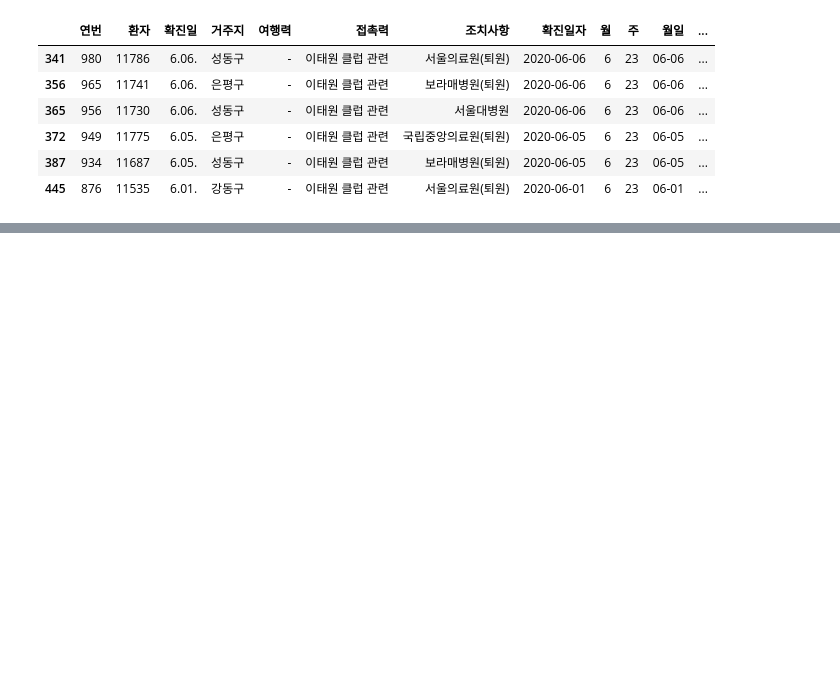
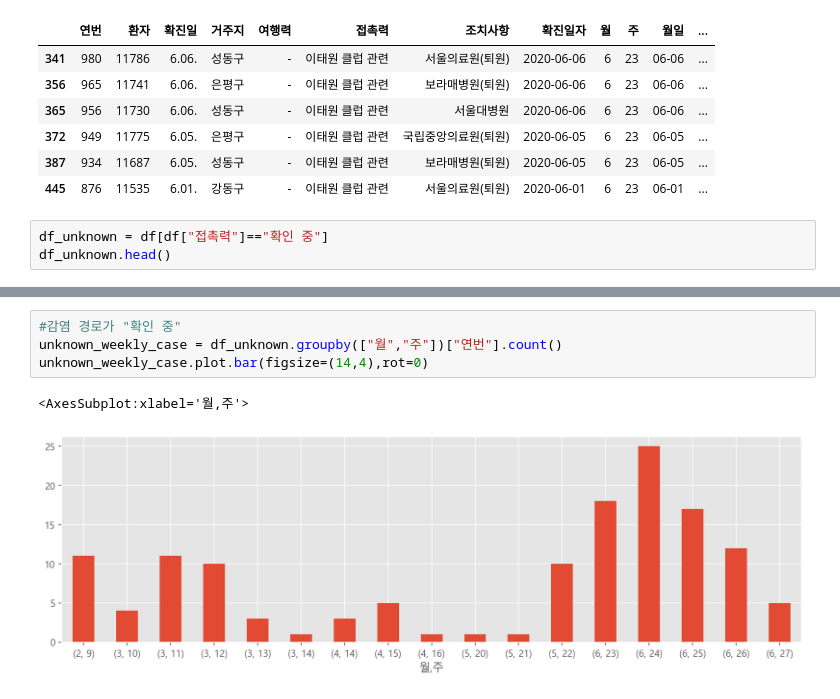
Before and after one commit to hdonghun/Python_analysis-visualization, a Jupyter notebook: 서울시 코로나19 발생현황 분석하기.ipynb, the cells around one changed output, grey strips where cells are left out. Saved outputs shown, nothing was run; the diff lists cells and outputs as text; blank space fills up the shorter version.

```diff
--- a/서울시 코로나19 발생현황 분석하기.ipynb
+++ b/서울시 코로나19 발생현황 분석하기.ipynb
@@ -861,3 +862,6 @@ df[df["접촉력"].str.contains("이태원") & (df["월"]==6)] #특정장소에
 | 372 | 949 | 11775 | 6.05. | 은평구 | - | 이태원 클럽 관련 | 국립중앙의료원(퇴원) | 2020-06-05 | 6 | 23 | 06-05 | ... |
 | 387 | 934 | 11687 | 6.05. | 성동구 | - | 이태원 클럽 관련 | 보라매병원(퇴원) | 2020-06-05 | 6 | 23 | 06-05 | ... |
 | 445 | 876 | 11535 | 6.01. | 강동구 | - | 이태원 클럽 관련 | 서울의료원(퇴원) | 2020-06-01 | 6 | 23 | 06-01 | ... |
+# %%
+df_unknown = df[df["접촉력"]=="확인 중"]
+df_unknown.head()
@@ -863,0 +875,7 @@ df[df["접촉력"].str.contains("이태원") & (df["월"]==6)] #특정장소에
+# %%
+#감염 경로가 "확인 중"
+unknown_weekly_case = df_unknown.groupby(["월","주"])["연번"].count()
+unknown_weekly_case.plot.bar(figsize=(14,4),rot=0)
+# %% [output]
+<AxesSubplot:xlabel='월,주'>
+[figure, added]
```
Also changed, not shown: parts of 75 cells of this notebook.
